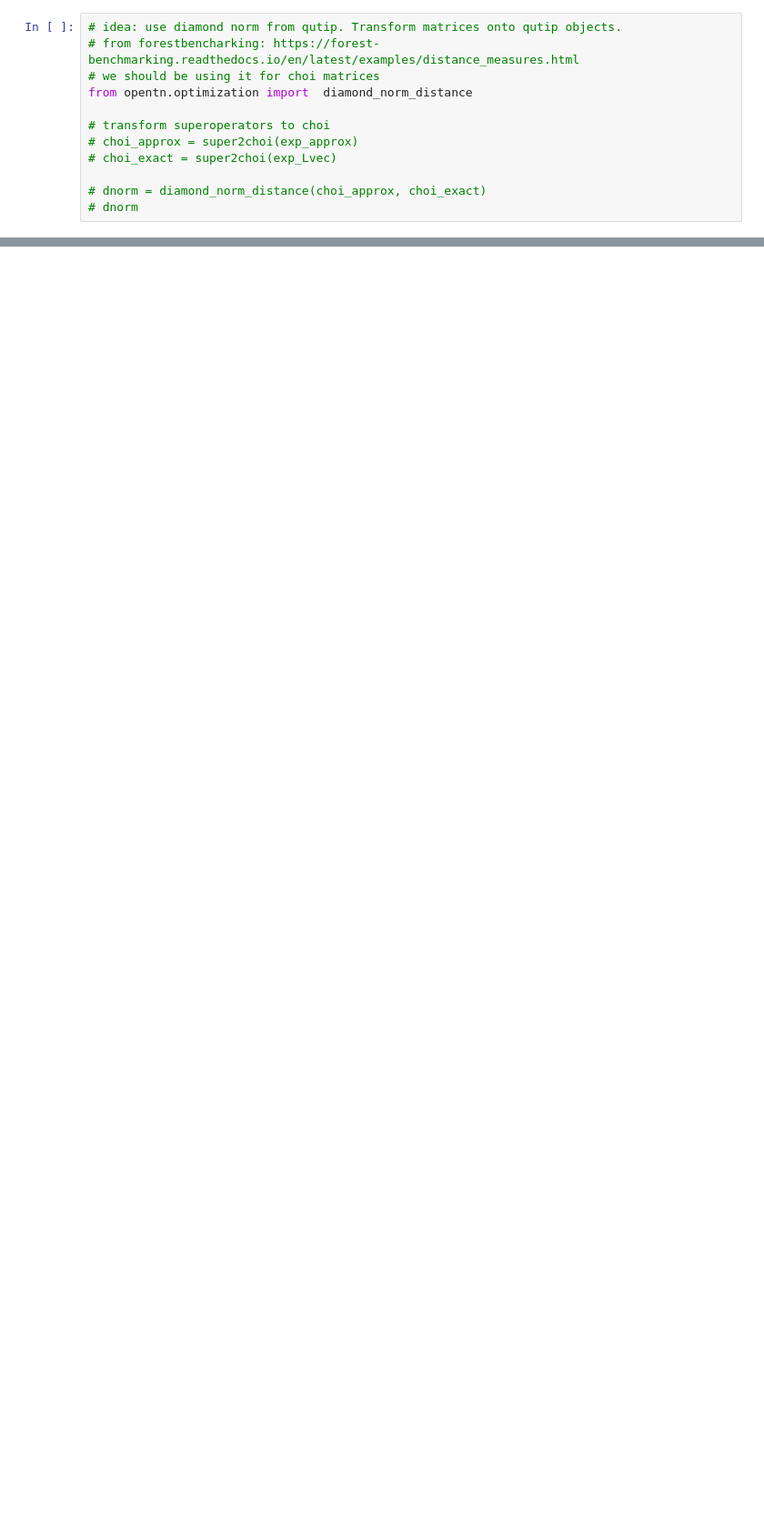
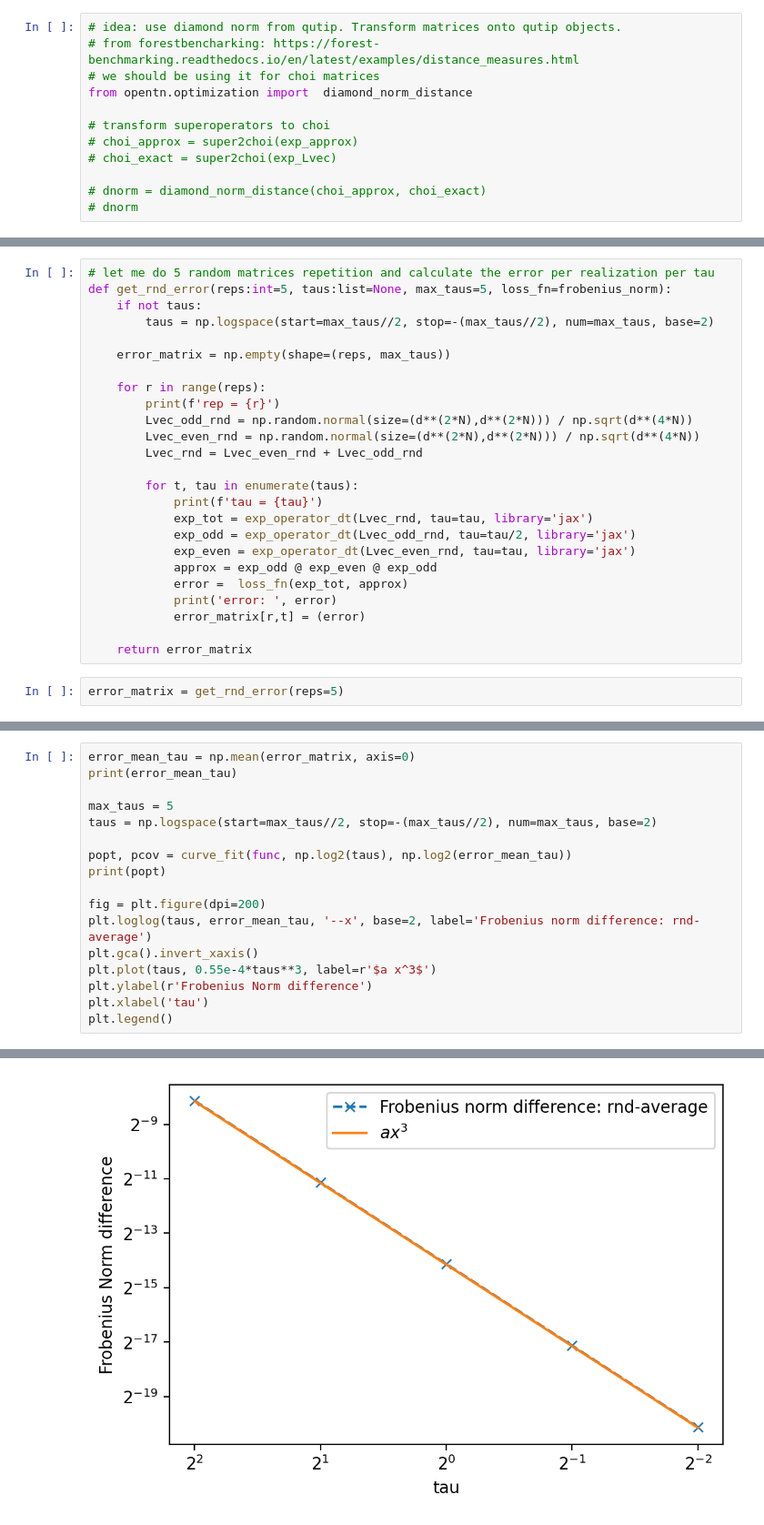
Before and after one commit to EmilianoG-byte/opentn, a Jupyter notebook: experiments/gradient.ipynb, the cells around one changed output, grey strips where cells are left out. Shown at 91% size. Drawn from its saved outputs; the diff is of its cells as text; blank space fills up the shorter version.

```diff
--- a/experiments/gradient.ipynb
+++ b/experiments/gradient.ipynb
@@ -1291,0 +1113,27 @@ Id.reshape(-1, 1).shape
+# %%
+# let me do 5 random matrices repetition and calculate the error per realization per tau
+def get_rnd_error(reps:int=5, taus:list=None, max_taus=5, loss_fn=frobenius_norm):
+    if not taus:
+        taus = np.logspace(start=max_taus//2, stop=-(max_taus//2), num=max_taus, base=2)
+
+    error_matrix = np.empty(shape=(reps, max_taus))
+
+    for r in range(reps):
+        print(f'rep = {r}')
+        Lvec_odd_rnd = np.random.normal(size=(d**(2*N),d**(2*N))) / np.sqrt(d**(4*N))
+        Lvec_even_rnd = np.random.normal(size=(d**(2*N),d**(2*N))) / np.sqrt(d**(4*N))
+        Lvec_rnd = Lvec_even_rnd + Lvec_odd_rnd
+
+        for t, tau in enumerate(taus):
+            print(f'tau = {tau}')
+            exp_tot = exp_operator_dt(Lvec_rnd, tau=tau, library='jax')
+            exp_odd = exp_operator_dt(Lvec_odd_rnd, tau=tau/2, library='jax')
+            exp_even = exp_operator_dt(Lvec_even_rnd, tau=tau, library='jax')
+            approx = exp_odd @ exp_even @ exp_odd
+            error =  loss_fn(exp_tot, approx)
+            print('error: ', error)
+            error_matrix[r,t] = (error)
+
+    return error_matrix
+# %%
+error_matrix = get_rnd_error(reps=5)
@@ -1291,0 +1158,18 @@ Id.reshape(-1, 1).shape
+# %%
+error_mean_tau = np.mean(error_matrix, axis=0)
+print(error_mean_tau)
+
+max_taus = 5
+taus = np.logspace(start=max_taus//2, stop=-(max_taus//2), num=max_taus, base=2)
+
+popt, pcov = curve_fit(func, np.log2(taus), np.log2(error_mean_tau))
+print(popt)
+
+fig = plt.figure(dpi=200)
+plt.loglog(taus, error_mean_tau, '--x', base=2, label='Frobenius norm difference: rnd-average')
+plt.gca().invert_xaxis()
+plt.plot(taus, 0.55e-4*taus**3, label=r'$a x^3$')
+plt.ylabel(r'Frobenius Norm difference')
+plt.xlabel('tau')
+plt.legend()
+# %% [output]
@@ -1291,0 +1180 @@ Id.reshape(-1, 1).shape
+[figure, added]
```
Also changed, not shown: parts of 142 cells of this notebook, 2 other files.
